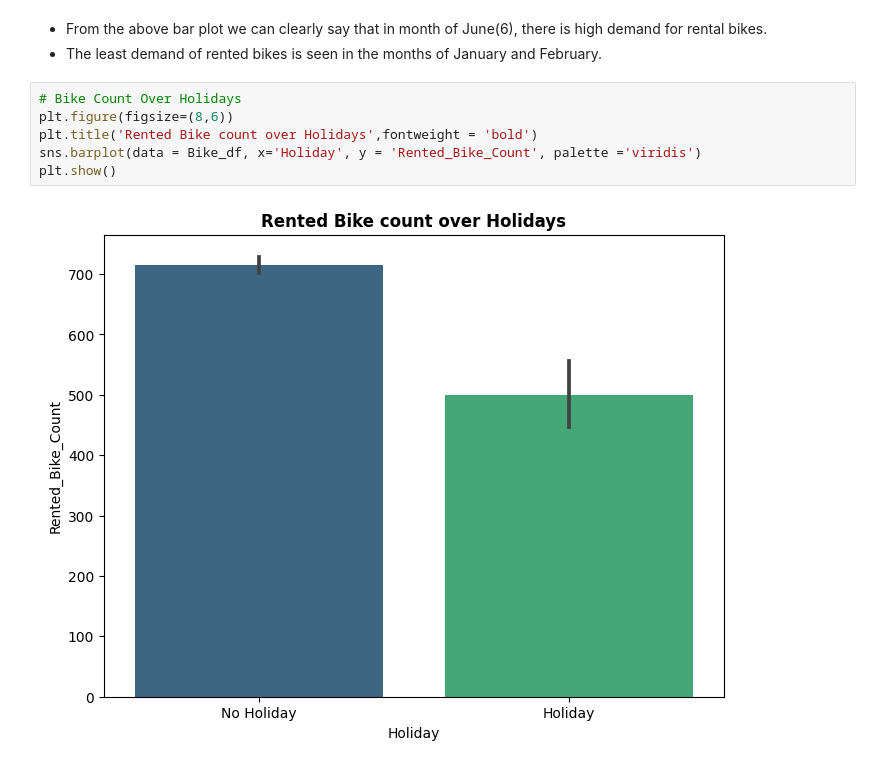
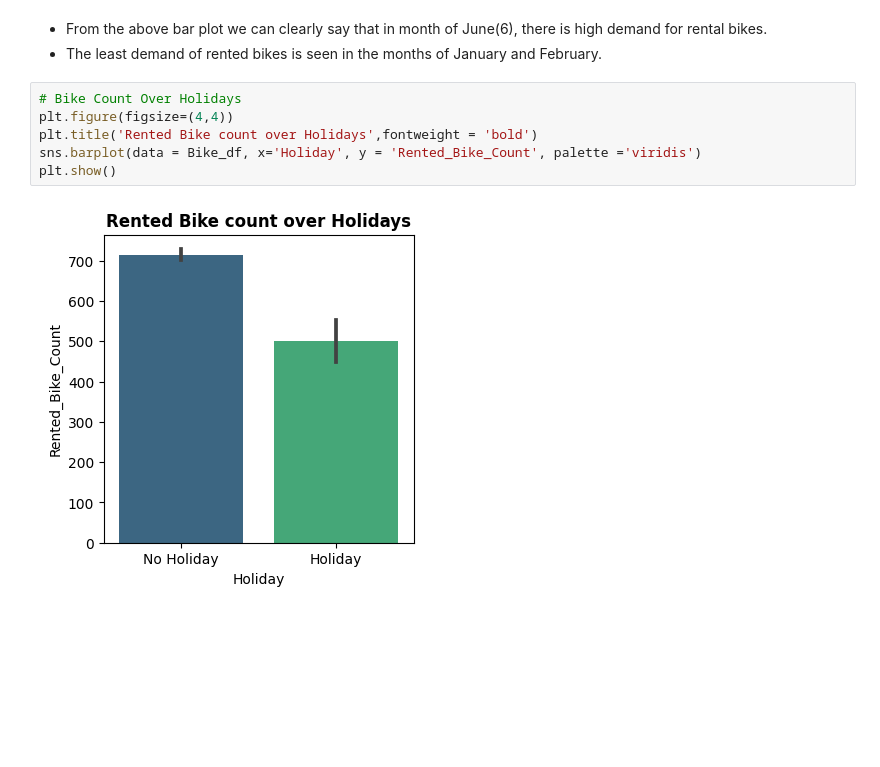
Before and after one commit to Kumarisimran626/S.K-Bike-Sharing-Demand-Prediction-Capstone-Project, a Jupyter notebook: S_K_Bike_Sharing_Demand_Prediction_Capstone_Project.ipynb, the cells around one changed output. Cells and saved outputs as stored; diff of their text form; blank space fills up the shorter version.

```diff
--- a/S_K_Bike_Sharing_Demand_Prediction_Capstone_Project.ipynb
+++ b/S_K_Bike_Sharing_Demand_Prediction_Capstone_Project.ipynb
@@ -486,11 +487,11 @@ plt.show()
 * The least demand of rented bikes is seen in the months of January and February.
 # %%
 # Bike Count Over Holidays
-plt.figure(figsize=(8,6))
+plt.figure(figsize=(4,4))
 plt.title('Rented Bike count over Holidays',fontweight = 'bold')
 sns.barplot(data = Bike_df, x='Holiday', y = 'Rented_Bike_Count', palette ='viridis')
 plt.show()
 # %% [output]
-[figure, old version]
+[figure, new version]
 # %%
 #anlysis of data by vizualisation
```
Also changed, not shown: parts of 3 cells of this notebook.
